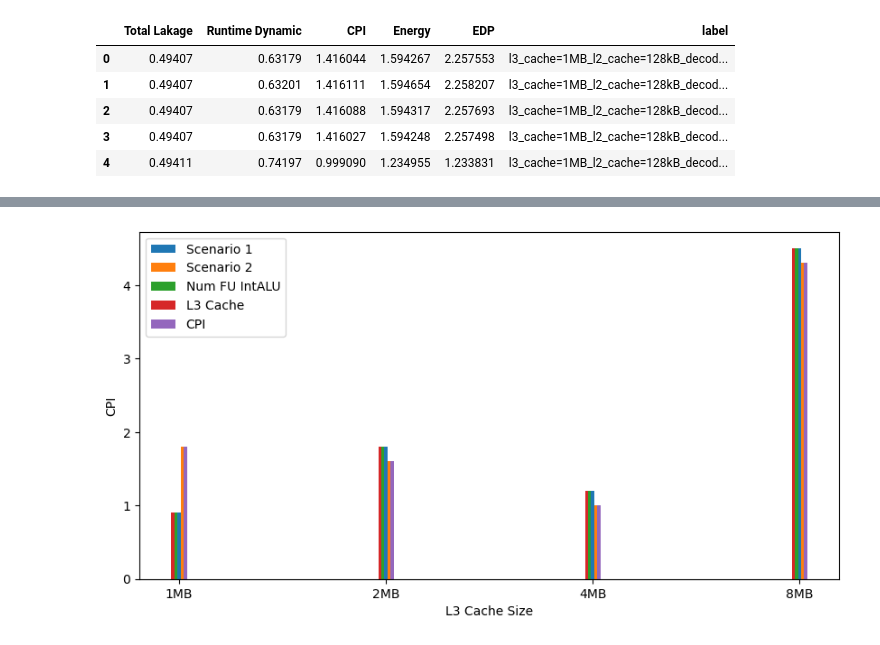
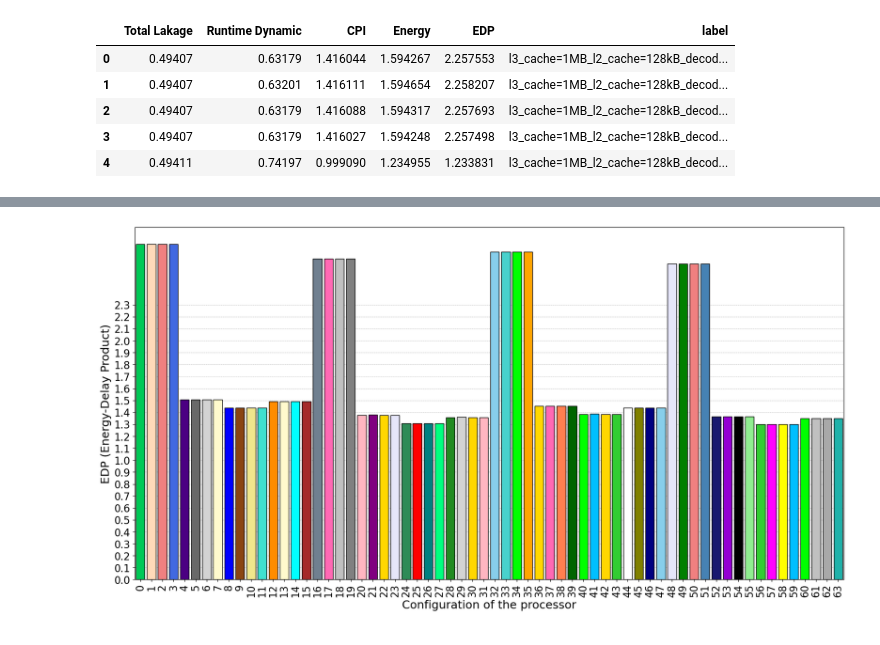
Before and after one commit to KevinMartinez1999/ARM-Architecture-Simulations, a Jupyter notebook: show_results.ipynb, the cells around one changed output, grey strips where cells are left out. Saved outputs shown, nothing was run; the diff lists cells and outputs as text; code cells hidden in the pictures.

Commit message:
CPI, Energy and EDP figures.

```diff
--- a/show_results.ipynb
+++ b/show_results.ipynb
@@ -31,20 +17,17 @@ def polinomial_func(x_step, x, y, deg=2):
-# %%
-a = [0.9, 1.8, 1.2, 4.5]
-b = [1.8, 1.6, 1.0, 4.3]
-c = [0.9, 1.8, 1.2, 4.5]
-d = [1.8, 1.6, 1.0, 4.3]
-e = [0.9, 1.8, 1.2, 4.5]
-x = np.arange(len(l3_cache))
-plt.figure(figsize=(10, 5))
-plt.bar(x, c, width=0.015, label='Scenario 1')
-plt.bar(x+0.015, d, width=0.015, label='Scenario 2')
-plt.bar(x-0.015, e, width=0.015, label='Num FU IntALU')
-plt.bar(x-0.03, a, width=0.015, label='L3 Cache')
-plt.bar(x+0.03, b, width=0.015, label='CPI')
-plt.xlabel('L3 Cache Size')
-plt.ylabel('CPI')
-plt.xticks(x, l3_cache)
-plt.legend()
-plt.show()
-# %% [output]
-[figure, removed]
+# %%
+def obtener_valores(cadena):
+    # Divide la cadena en partes utilizando el carácter "_"
+    partes = cadena.split("_")
+
+    # Inicializa una lista para almacenar los valores
+    valores = []
+
+    # Itera a través de las partes y extrae los valores entre "=" y "_"
+    for parte in partes:
+        clave_valor = parte.split("=")
+        if len(clave_valor) == 2:
+            valor = clave_valor[1]
+            valores.append(valor)
+
+    # Devuelve la lista de valores
+    return valores
@@ -50,0 +102,25 @@ plt.show()
+# %%
+index_fig = 256
+legend_labels = []
+plt.figure(figsize=(20, 10))
+cont = 0
+for it, item in enumerate(df['EDP']):
+    if it == index_fig:
+        break
+    if it >= index_fig-64 and it < index_fig:
+        valores = obtener_valores(df['label'][it])
+        plt.bar(cont, df['EDP'][it], align='center', color=colores[cont],
+                edgecolor='black', zorder=3, clip_on=False,
+                label='{}_l2_cache={}, dec_width={}, num_ALU={}'.format(cont, valores[1], valores[2], valores[3]))
+        legend_labels.append(mpatches.Patch(color=colores[cont], label='{}_l2_cache={}, dec_width={}, num_ALU={}'.format(cont, valores[1], valores[2], valores[3])))
+        cont += 1
+plt.xlabel('Configuration of the processor', fontsize=18)
+plt.ylabel('EDP (Energy-Delay Product)', fontsize=18)
+plt.xticks(np.arange(0, 64, 1), fontsize=16, rotation=90)
+plt.yticks(np.arange(0, 2.31, 0.1), fontsize=16)
+plt.xlim(-0.5, 63.5)
+plt.grid(axis='y', linestyle='--', linewidth=0.5, zorder=0)
+plt.savefig('h264_dec_EDP_4.svg', bbox_inches='tight', pad_inches=0.1, format='svg')
+plt.show()
+# %% [output]
+[figure, added]
```
Also changed, not shown: parts of 6 cells of this notebook, 15 other files.
